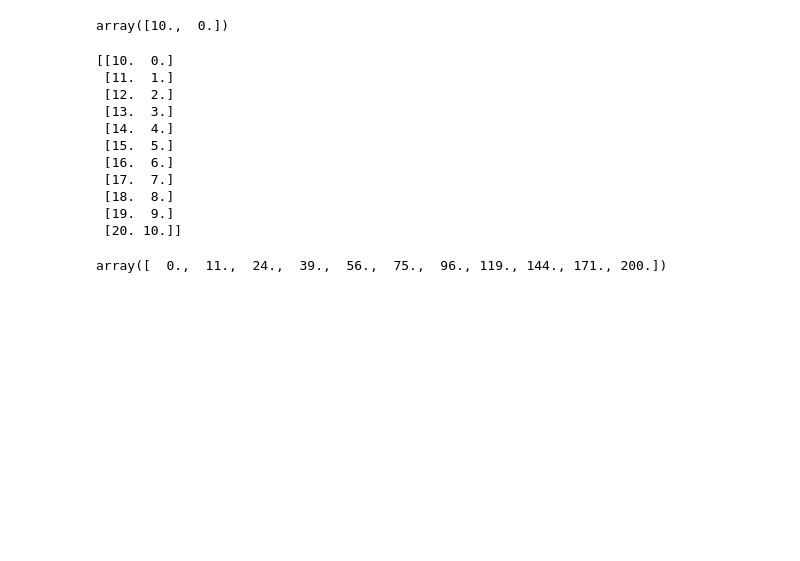
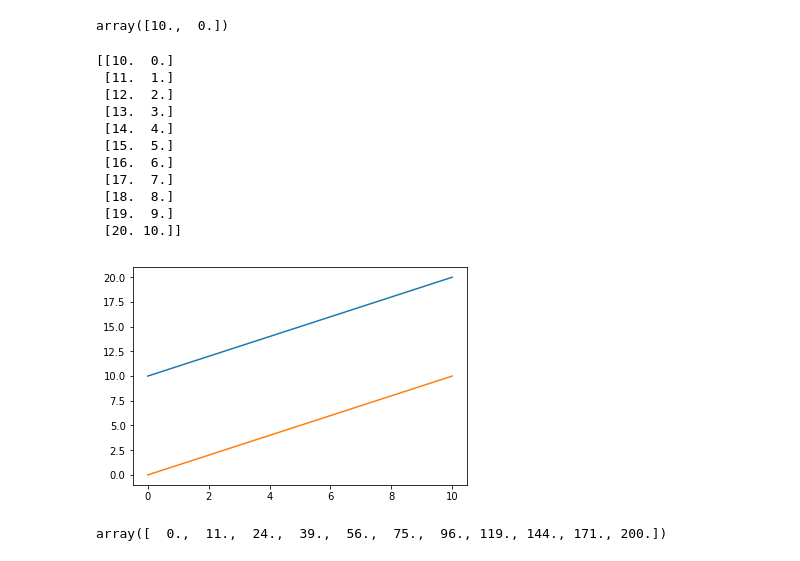
Before and after one commit to DCI-alxogm/pb2018-emdajhuda, a Jupyter notebook: semana13/Ejemplo.ipynb, the cells around one changed output. Drawn from its saved outputs; the diff is of its cells as text; code cells hidden in the pictures; blank space fills up the shorter version.

```diff
--- a/semana13/Ejemplo.ipynb
+++ b/semana13/Ejemplo.ipynb
@@ -197,20 +197,23 @@ z=z.T
 z[0]
 # %% [output]
 array([10.,  0.])
-# %%
-print(z)
-# %% [output]
-[[10.  0.]
- [11.  1.]
- [12.  2.]
- [13.  3.]
- [14.  4.]
- [15.  5.]
- [16.  6.]
- [17.  7.]
- [18.  8.]
- [19.  9.]
- [20. 10.]]
+# %%
+print(z)
+plt.plot(z)
+plt.show()
+# %% [output]
+[[10.  0.]
+ [11.  1.]
+ [12.  2.]
+ [13.  3.]
+ [14.  4.]
+ [15.  5.]
+ [16.  6.]
+ [17.  7.]
+ [18.  8.]
+ [19.  9.]
+ [20. 10.]]
+[figure, added]
 # %%
 x*y
 # %% [output]
```
Also changed, not shown: parts of 3 cells of this notebook, 2 other files.
